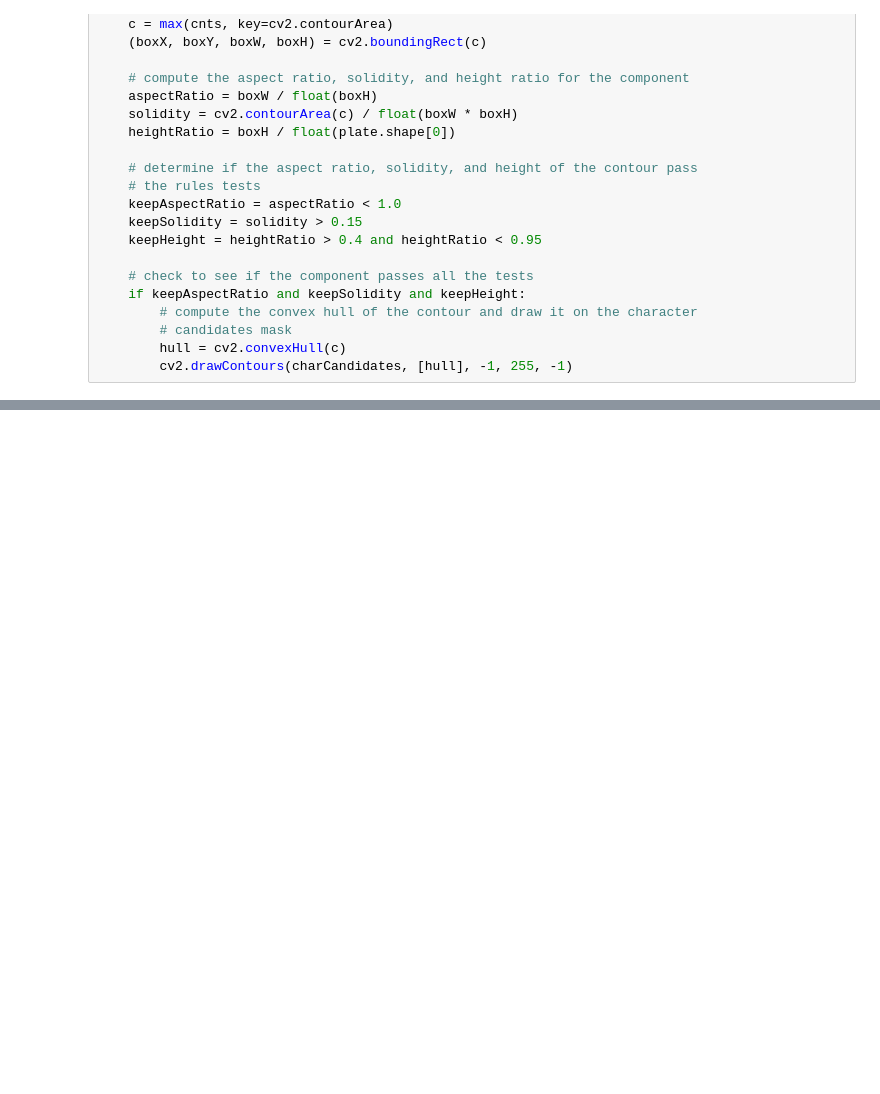
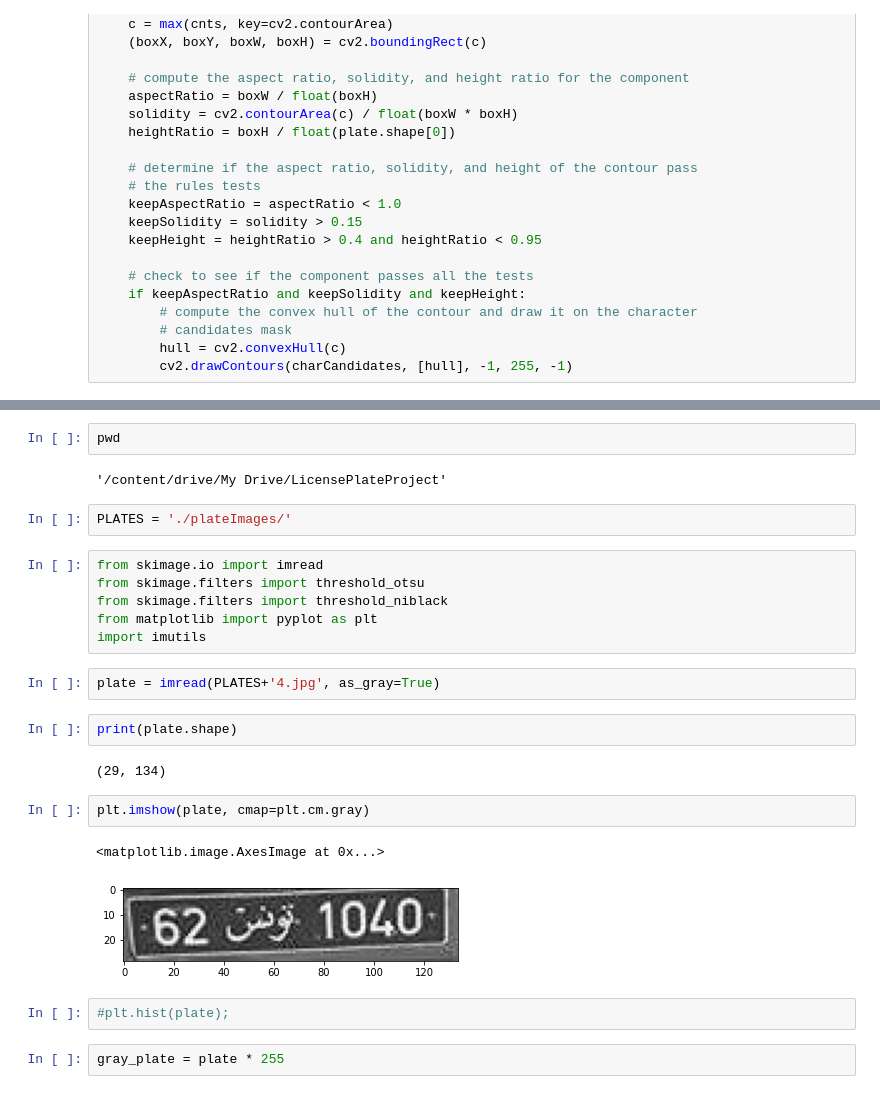
Before and after one commit to MedAmine-SUDO/Tunisian-License-Plate-Recognition, a Jupyter notebook: PlateSegmentation.ipynb, the cells around one changed output, grey strips where cells are left out. Drawn from its saved outputs; the diff is of its cells as text; blank space fills up the shorter version.

```diff
--- a/PlateSegmentation.ipynb
+++ b/PlateSegmentation.ipynb
@@ -202,0 +205,27 @@ if len(cnts) > 0:
+# %%
+pwd
+# %% [output]
+'/content/drive/My Drive/LicensePlateProject'
+# %%
+PLATES = './plateImages/'
+# %%
+from skimage.io import imread
+from skimage.filters import threshold_otsu
+from skimage.filters import threshold_niblack
+from matplotlib import pyplot as plt
+import imutils
+# %%
+plate = imread(PLATES+'4.jpg', as_gray=True)
+# %%
+print(plate.shape)
+# %% [output]
+(29, 134)
+# %%
+plt.imshow(plate, cmap=plt.cm.gray)
+# %% [output]
+<matplotlib.image.AxesImage at 0x...>
+[figure, added]
+# %%
+#plt.hist(plate);
+# %%
+gray_plate = plate * 255
```
Also changed, not shown: parts of 7 cells of this notebook.
